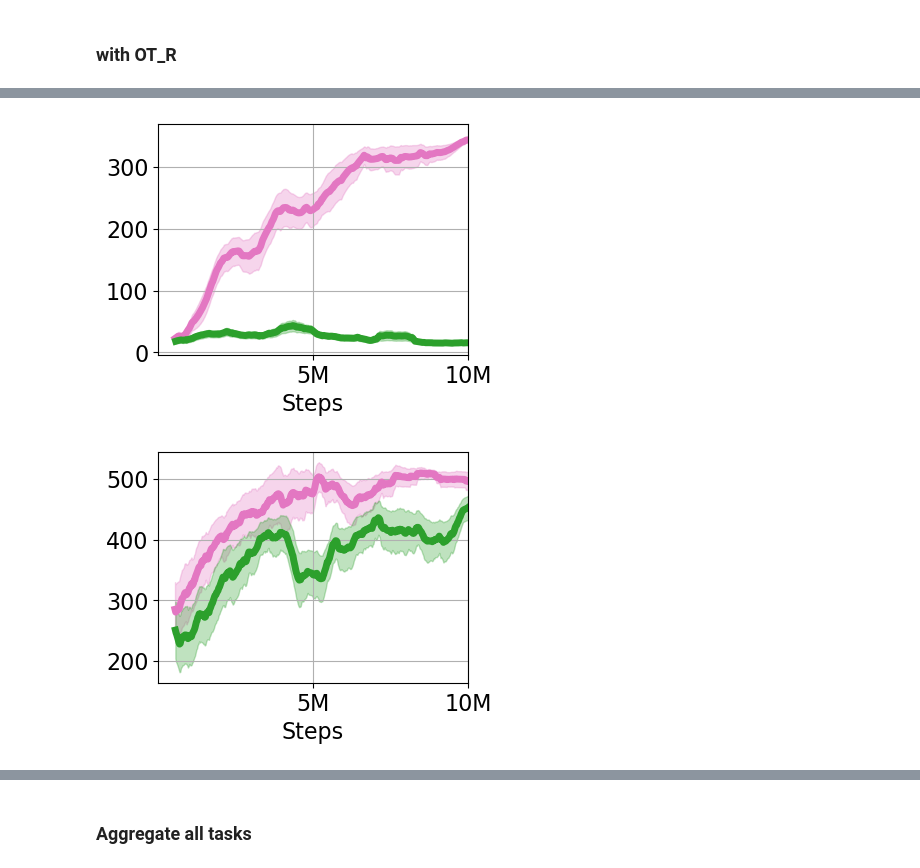
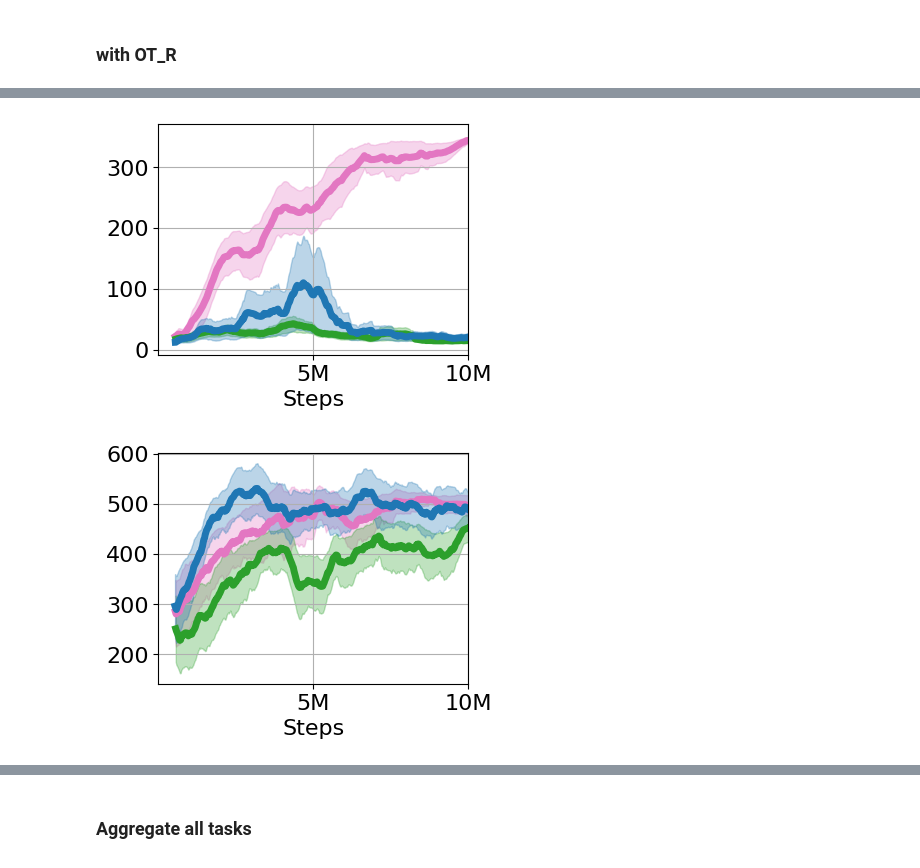
Before and after one commit to yangzhao-666/xiper, a Jupyter notebook: plot.ipynb, the cells around one changed output, grey strips where cells are left out. Saved outputs shown, nothing was run; the diff lists cells and outputs as text; code cells hidden in the pictures.

```diff
--- a/plot.ipynb
+++ b/plot.ipynb
@@ -96,7 +90,7 @@ def find_jsonl_files_recursively(folder_path):
     jsonl_files = []
     for root, dirs, files in os.walk(folder_path):
         for file in files:
-            if file.endswith('.jsonl'):
+            if file == 'scores.jsonl':
                 jsonl_files.append(os.path.join(root, file))
     return jsonl_files
 
@@ -267,18 +266,18 @@ plot_agent_folders(folders, labels, window_size=50, use_ste=True, color_list=col
 # %%
-folders = ['logdir/dmc_cheetah_run/Xiper_ot_R/', 'logdir/dmc_cheetah_run/Viper/']
-labels = ['XIPER', 'VIPER']
+folders = ['logdir/DMC_results_xiper_viper/dmc_cheetah_run/Xiper_ot_R/', 'logdir/DMC_results_xiper_viper/dmc_cheetah_run/Viper/', 'logdir/dmc_cheetah_run/XAIL/']
+labels = ['XIPER', 'VIPER', 'XAIL']
 
-color_list = ['tab:pink', 'tab:green', 'tab:grey', 'tab:blue']
+color_list = ['tab:pink', 'tab:green', 'tab:blue']
 
 plot_agent_folders(folders, labels, window_size=50, use_ste=True, color_list=color_list)
 # %% [output]
-[figure, old version]
+[figure, new version]
 # %%
-folders = ['logdir/dmc_quadruped_walk/Xiper_ot_R/', 'logdir/dmc_quadruped_walk/Viper_3_seeds/']
-labels = ['XIPER', 'VIPER']
+folders = ['logdir/DMC_results_xiper_viper/dmc_quadruped_walk/Xiper_ot_R/', 'logdir/DMC_results_xiper_viper/dmc_quadruped_walk/Viper_3_seeds/', 'logdir/dmc_quadruped_walk/XAIL/']
+labels = ['XIPER', 'VIPER', 'XAIL', 'SXIPER', 'SVIPER']
 
-color_list = ['tab:pink', 'tab:green', 'tab:grey', 'tab:blue']
+color_list = ['tab:pink', 'tab:green', 'tab:blue']
 
 plot_agent_folders(folders, labels, window_size=50, use_ste=True, color_list=color_list)
 # %% [output]
-[figure, old version]
+[figure, new version]
```
Also changed, not shown: parts of 39 cells of this notebook, 27 other files.
